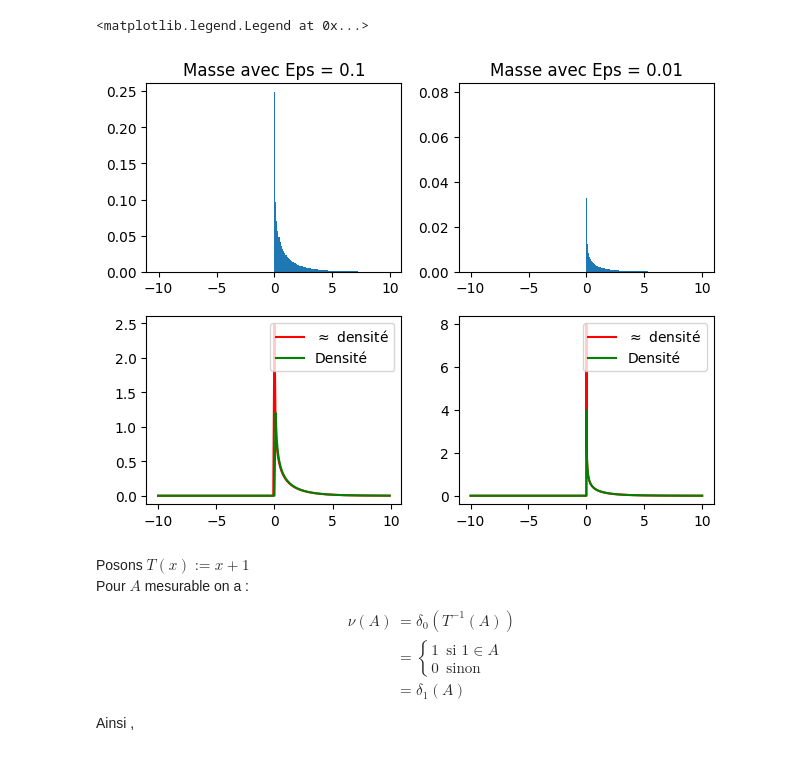
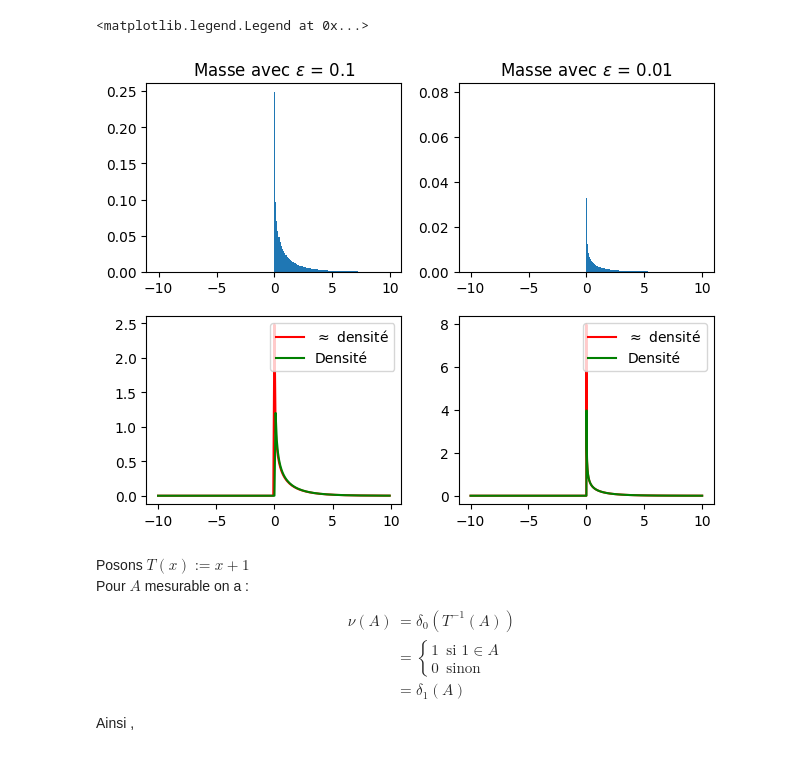
Before and after one commit to AI-ELka/Displacement_convexity_proj, a Jupyter notebook: Main.ipynb, the cells around one changed output. Saved outputs shown, nothing was run; the diff lists cells and outputs as text; code cells hidden in the pictures.

```diff
--- a/Main.ipynb
+++ b/Main.ipynb
@@ -33,36 +33,36 @@ def mass(a,eps):
     b=np.sqrt(b)
     # On multiplie par 2 car il y a deux intervales de même masse
     return 2*(sps.norm.cdf(b)-sps.norm.cdf(a))
 res1 = np.array([mass(i,eps1) for i in seg1])
 res2 = np.array([mass(i,eps2) for i in seg2])
 
 dens1 = [i/eps1 for i in res1]
 dens2 = [i/eps2 for i in res2]
 
 def funcTheorique(x):
     if(x<=0):
         return 0
     return 1/np.sqrt(2*np.pi*x)*np.exp(-x/2)
 
 theo1 = [funcTheorique(i) for i in seg1]
 theo2 = [funcTheorique(i) for i in seg2]
 #ax1=plt.subplot(11)
 #ax2=plt.subplot(12)
 ax[0,0].bar(seg1,res1,width=eps1)
-ax[0,0].title.set_text("Masse avec Eps = 0.1")
+ax[0,0].title.set_text("Masse avec $\epsilon$ = 0.1")
 ax[1,0].plot(seg1,dens1,color='red',label=r"$\approx$ densité")
 ax[1,0].plot(seg1,theo1,color='green',label=r"Densité")
 #plt.ylim([0,0.03])
 ax[0,1].bar(seg2,res2,width=eps2)
-ax[0,1].title.set_text("Masse avec Eps = 0.01")
+ax[0,1].title.set_text("Masse avec $\epsilon$ = 0.01")
 ax[1,1].plot(seg2,dens2,color='red',label=r"$\approx$ densité")
 ax[1,1].plot(seg2,theo2,color='green',label=r"Densité")
 
 ax[1,0].legend(loc="best")
 ax[1,1].legend(loc="best")
 # %% [output]
 <matplotlib.legend.Legend at 0x...>
-[figure, old version]
+[figure, new version]
 # %% [markdown]
 Posons $T(x):= x+1$
 Pour $A$ mesurable on a :
```
Also changed, not shown: parts of 1 cell of this notebook, 1 other file.
